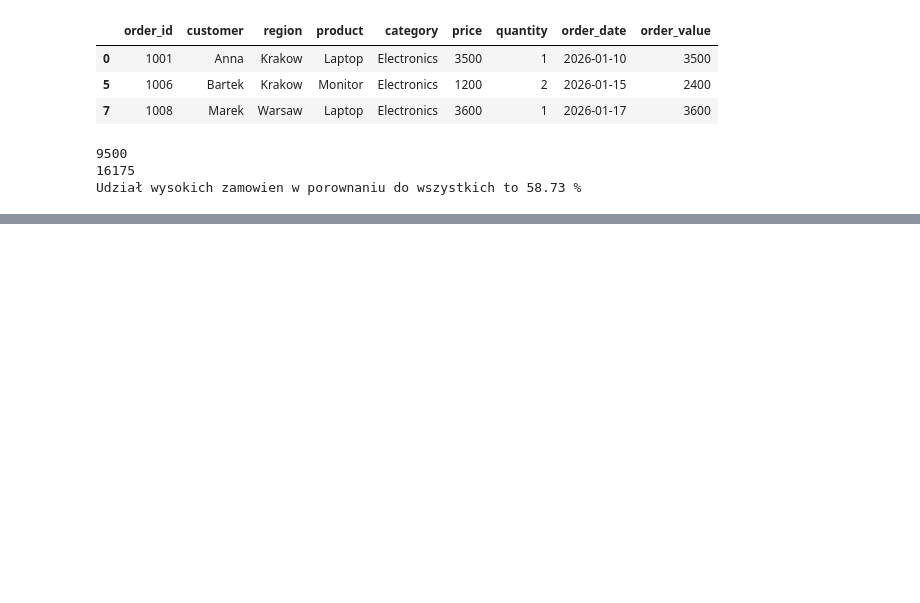
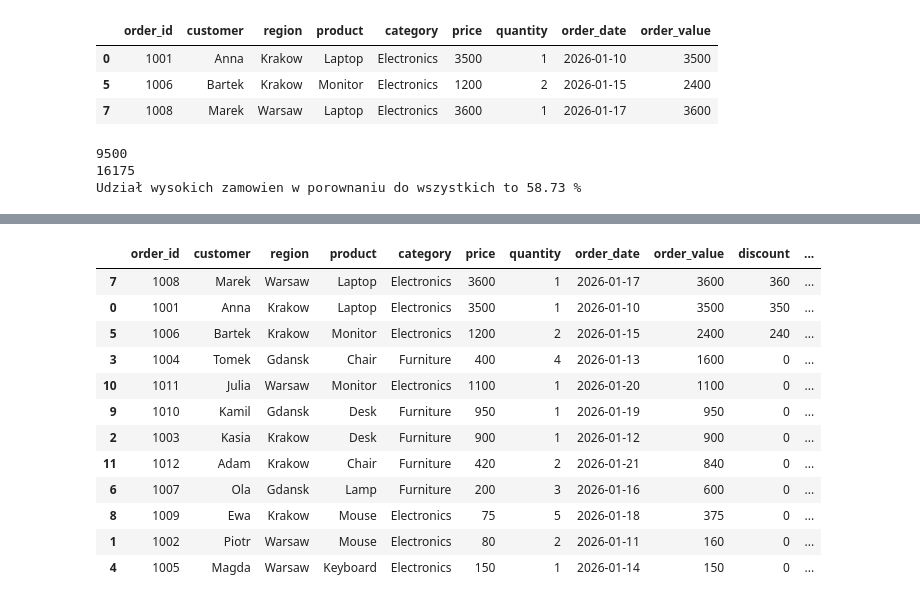
Before and after one commit to Matporz/python-data-practice, a Jupyter notebook: analysis.ipynb, the cells around one changed output, grey strips where cells are left out. Saved outputs shown, nothing was run; the diff lists cells and outputs as text; code cells hidden in the pictures; blank space fills up the shorter version.

```diff
--- a/analysis.ipynb
+++ b/analysis.ipynb
@@ -140,0 +266,16 @@ Udział wysokich zamowien w porownaniu do wszystkich to 58.73 %
+# %%
+df.sort_values('VAT', ascending = False)
+# %% [output]
+|  | order_id | customer | region | product | category | price | quantity | order_date | order_value | discount | ... |
+| 7 | 1008 | Marek | Warsaw | Laptop | Electronics | 3600 | 1 | 2026-01-17 | 3600 | 360 | ... |
+| 0 | 1001 | Anna | Krakow | Laptop | Electronics | 3500 | 1 | 2026-01-10 | 3500 | 350 | ... |
+| 5 | 1006 | Bartek | Krakow | Monitor | Electronics | 1200 | 2 | 2026-01-15 | 2400 | 240 | ... |
+| 3 | 1004 | Tomek | Gdansk | Chair | Furniture | 400 | 4 | 2026-01-13 | 1600 | 0 | ... |
+| 10 | 1011 | Julia | Warsaw | Monitor | Electronics | 1100 | 1 | 2026-01-20 | 1100 | 0 | ... |
+| 9 | 1010 | Kamil | Gdansk | Desk | Furniture | 950 | 1 | 2026-01-19 | 950 | 0 | ... |
+| 2 | 1003 | Kasia | Krakow | Desk | Furniture | 900 | 1 | 2026-01-12 | 900 | 0 | ... |
+| 11 | 1012 | Adam | Krakow | Chair | Furniture | 420 | 2 | 2026-01-21 | 840 | 0 | ... |
+| 6 | 1007 | Ola | Gdansk | Lamp | Furniture | 200 | 3 | 2026-01-16 | 600 | 0 | ... |
+| 8 | 1009 | Ewa | Krakow | Mouse | Electronics | 75 | 5 | 2026-01-18 | 375 | 0 | ... |
+| 1 | 1002 | Piotr | Warsaw | Mouse | Electronics | 80 | 2 | 2026-01-11 | 160 | 0 | ... |
+| 4 | 1005 | Magda | Warsaw | Keyboard | Electronics | 150 | 1 | 2026-01-14 | 150 | 0 | ... |
```
Also changed, not shown: parts of 14 cells of this notebook.
